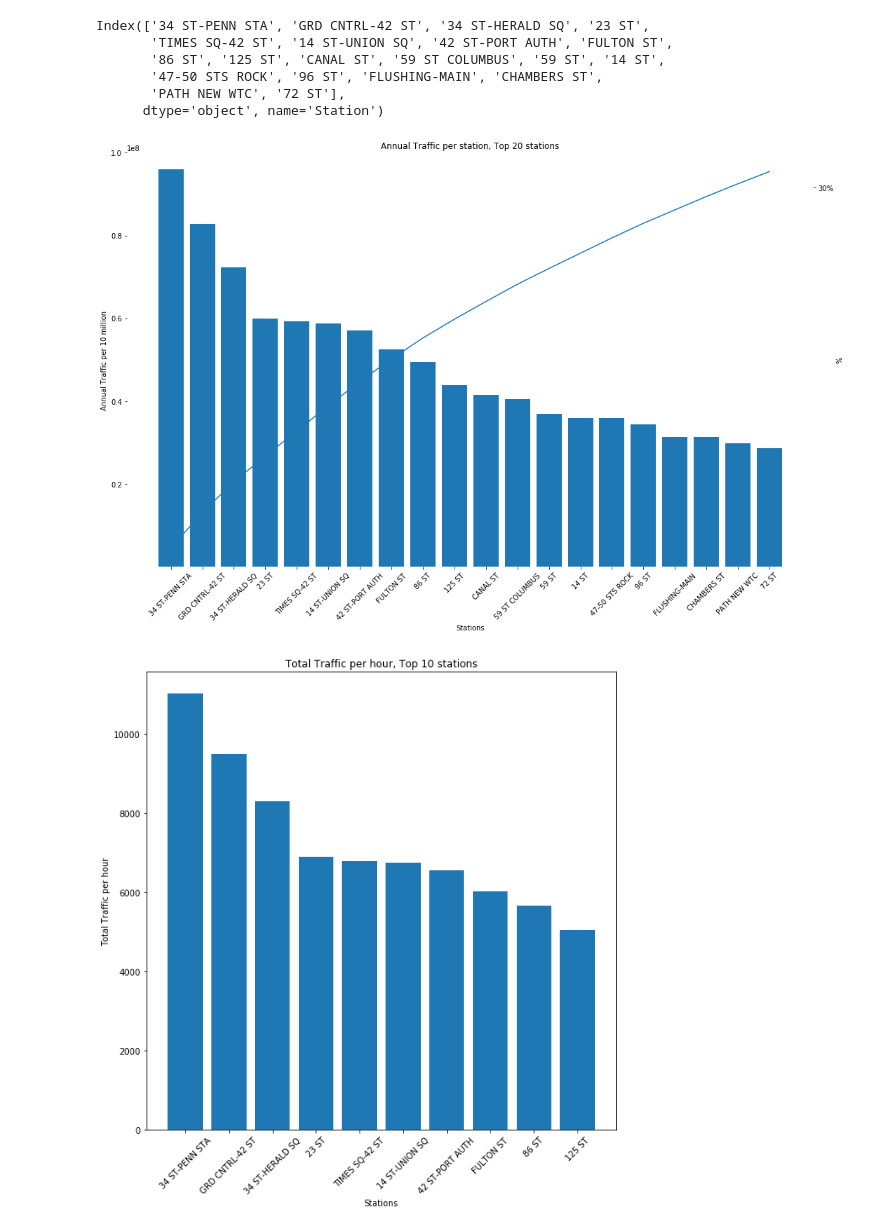
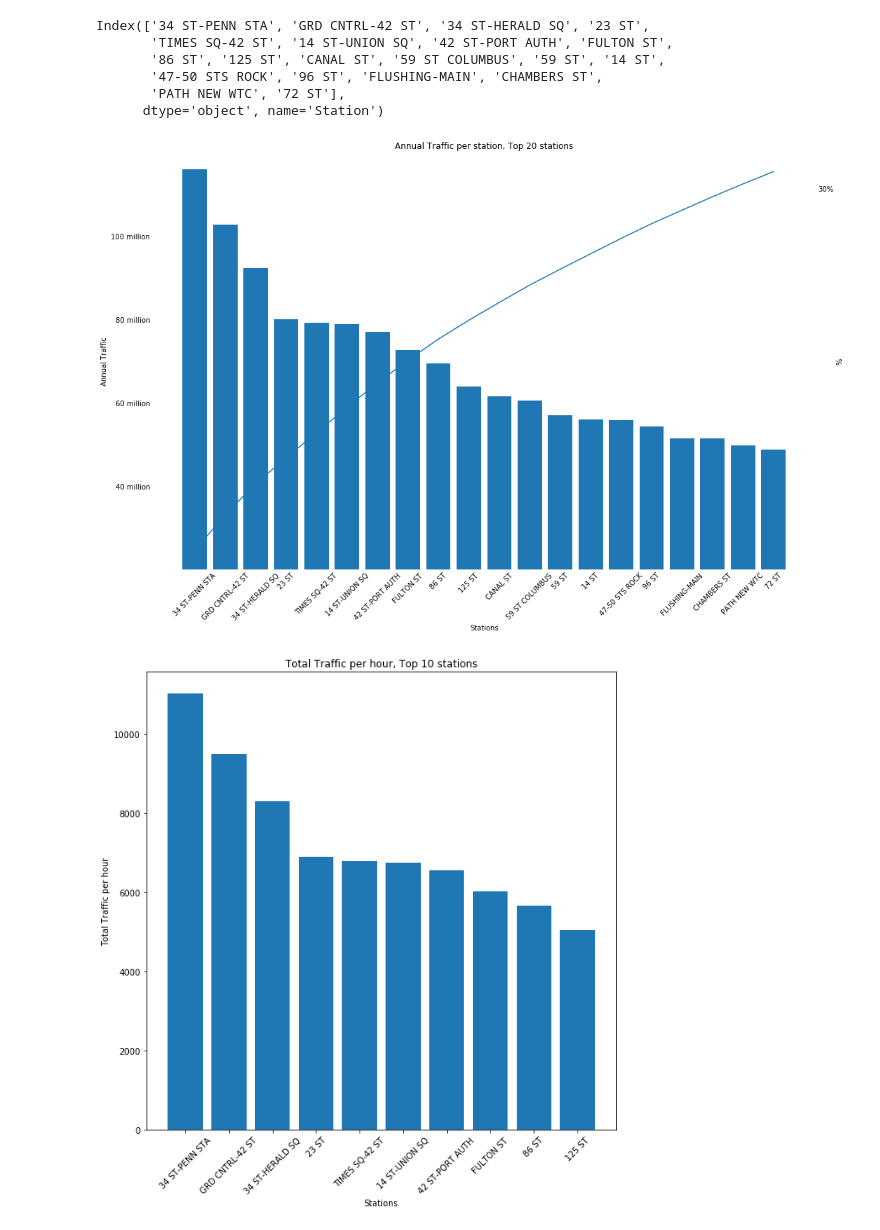
Before and after one commit to valerielimyh/Strategic_placements_of_resources, a Jupyter notebook: Strategic_placements_of_resources/notebooks/Project_1_clean_visual.ipynb, the cells around one changed output. Drawn from its saved outputs; the diff is of its cells as text; code cells hidden in the pictures.

Commit message:
updated graph 1 cosmetics

```diff
--- a/Strategic_placements_of_resources/notebooks/Project_1_clean_visual.ipynb
+++ b/Strategic_placements_of_resources/notebooks/Project_1_clean_visual.ipynb
@@ -186,31 +186,34 @@ station_flow_annual_prc = (station_flow_annual/station_flow_annual.sum()).cumsum
 # %%
 plot_length = 20
 fig, ax1 = plt.subplots(figsize=(15, 10))
 
 ax1.bar(x = station_flow_annual.index[:plot_length],height = station_flow_annual[:plot_length])
 ax1.set_xticks(np.arange(plot_length))
 ax1.set_xticklabels(station_flow_annual.index[:plot_length])
 ax1.set_xlabel('Stations')
-ax1.set_ylabel('Annual Traffic per 10 million')
+ax1.set_ylabel('Annual Traffic')
 plt.title('Annual Traffic per station, Top {} stations'.format(plot_length))
 ax1.set_frame_on(False)
 ax1.set_ylim([1,10*(10**7)])
 ax1.tick_params(axis='x', rotation=45)
+ax1.set_yticklabels(['20 million','40 million','60 million','80 million','100 million'])
+ax1.tick_params(axis = u'both', which=u'both',length=0)
 
 ax2 = ax1.twinx()  # instantiate a second axes that shares the same x-axis
 
 color = 'tab:blue'
 ax2.set_ylabel('%')  # we already handled the x-label with ax1
 ax2.plot(station_flow_annual.index[:plot_length], station_flow_annual_prc[:plot_length], color=color)
 ax2.set_frame_on(False)
 ax2.set_yticks([0.3])
 ax2.set_yticklabels(['30%'])
+ax2.tick_params(axis = u'both', which=u'both',length=0)
 
 fig.tight_layout()  # otherwise the right y-label is slightly clipped
 
 fig.savefig('graph1_{}.png'.format(plot_length))
 # %% [output]
-[figure, old version]
+[figure, new version]
 # %%
 #Station flow per day
 
```
Also changed, not shown: 1 other file.
